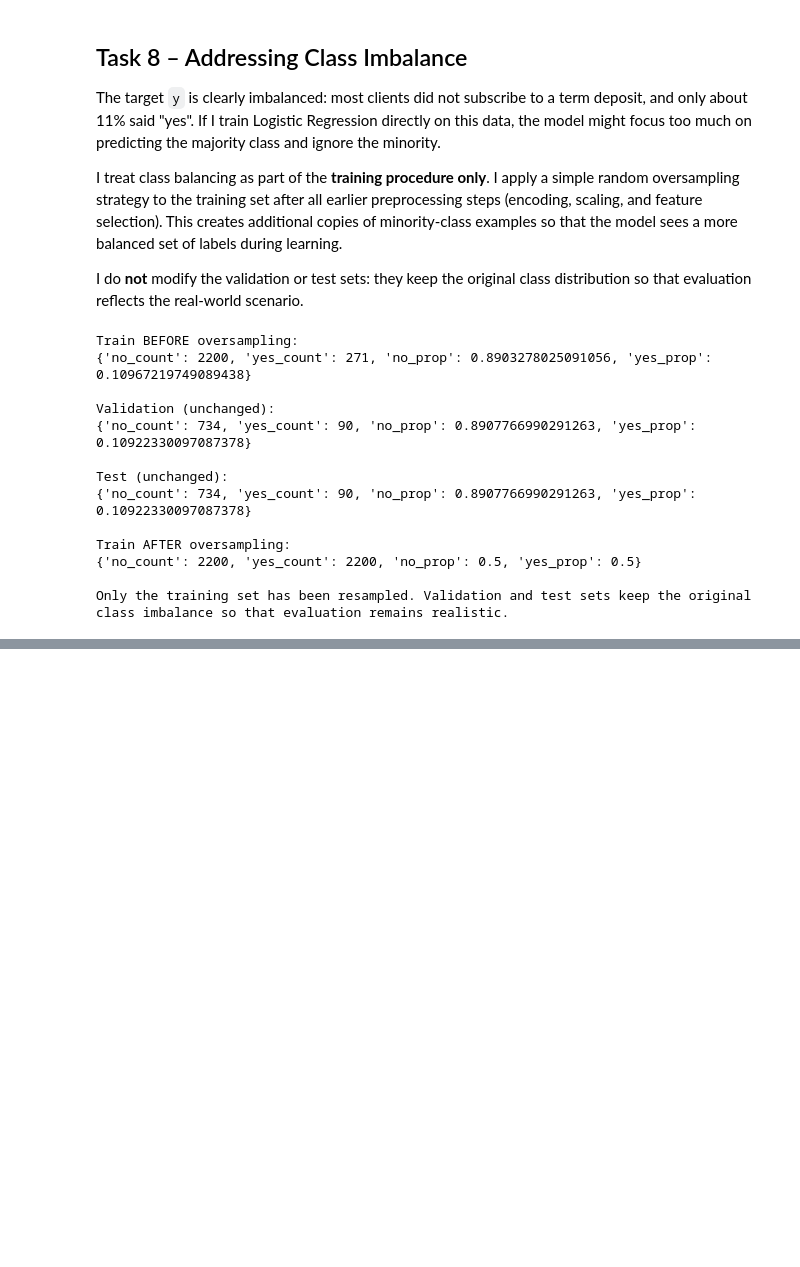
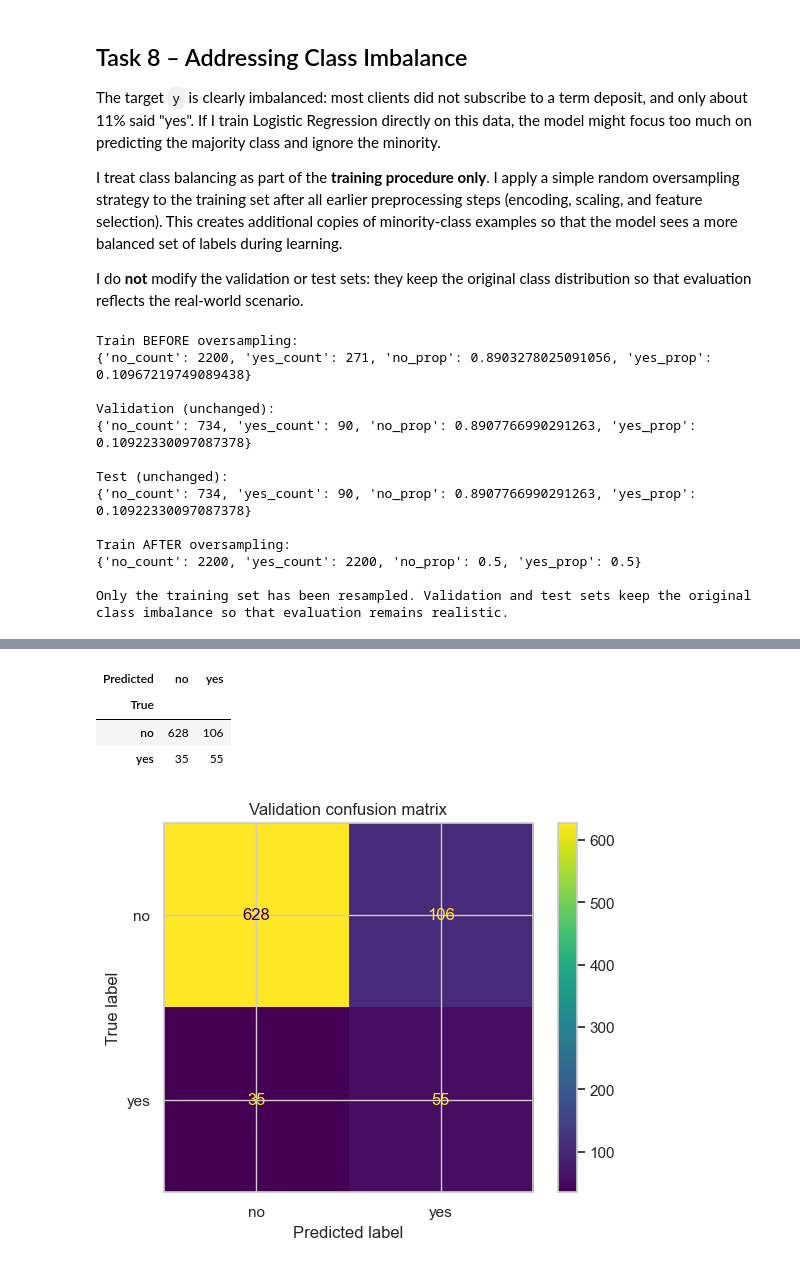
Before and after one commit to viktoriiastepp/ML-fundamentals-2026, a Jupyter notebook: assignment_1_viktoriia_stepanenko.ipynb, the cells around one changed output, grey strips where cells are left out. Drawn from its saved outputs; the diff is of its cells as text; code cells hidden in the pictures; blank space fills up the shorter version.

Commit message:
Finalise ML assignment notebook

```diff
--- a/assignment_1_viktoriia_stepanenko.ipynb
+++ b/assignment_1_viktoriia_stepanenko.ipynb
@@ -913,0 +928,66 @@ Only the training set has been resampled. Validation and test sets keep the orig
+# %%
+# Task 9 – Train Logistic Regression and evaluate on validation set
+import warnings
+warnings.filterwarnings("ignore")
+
+from sklearn.linear_model import LogisticRegression
+from sklearn.metrics import accuracy_score, precision_score, recall_score, confusion_matrix
+
+# I train on the resampled training set (balanced),
+# and I evaluate on the untouched validation set.
+X_train_model = X_train_resampled
+y_train_model = y_train_resampled
+
+X_val_model = X_val_final
+y_val_model = y_val
+
+# 1. Zero Rule baseline: always predict the majority class on the validation set.
+majority_class = y_val_model.value_counts().idxmax()
+y_val_baseline = pd.Series(majority_class, index=y_val_model.index)
+
+baseline_acc = accuracy_score(y_val_model, y_val_baseline)
+
+print("Zero Rule baseline (always predict majority class):")
+print(f"Majority class: {majority_class}")
+print(f"Baseline accuracy on validation: {baseline_acc:.3f}")
+
+# 2. Train Logistic Regression.
+log_reg = LogisticRegression(
+    penalty="l2",
+    solver="liblinear",
+    max_iter=1000,
+    random_state=42,
+)
+
+log_reg.fit(X_train_model, y_train_model)
+
+# 3. Evaluate on validation set.
+y_val_pred = log_reg.predict(X_val_model)
+
+val_acc = accuracy_score(y_val_model, y_val_pred)
+val_prec = precision_score(y_val_model, y_val_pred, pos_label="yes")
+val_rec = recall_score(y_val_model, y_val_pred, pos_label="yes")
+
+print("\nLogistic Regression performance on validation set:")
+print(f"Accuracy : {val_acc:.3f}")
+print(f"Precision: {val_prec:.3f}")
+print(f"Recall   : {val_rec:.3f}")
+
+# 4. Confusion matrix for a quick visual check.
+cm = confusion_matrix(y_val_model, y_val_pred, labels=["no", "yes"])
+cm_df = pd.DataFrame(
+    cm,
+    index=pd.Index(["no", "yes"], name="True"),
+    columns=pd.Index(["no", "yes"], name="Predicted"),
+)
+
+print("\nConfusion matrix (validation set):")
+display(cm_df)
+
+from sklearn.metrics import ConfusionMatrixDisplay
+
+disp = ConfusionMatrixDisplay(confusion_matrix=cm, display_labels=["no", "yes"])
+disp.plot(cmap="viridis")
+plt.title("Validation confusion matrix")
+plt.show()
+# %% [output]
@@ -913,0 +1004,5 @@ Only the training set has been resampled. Validation and test sets keep the orig
+| Predicted | no | yes |
+| True |  |  |
+| no | 628 | 106 |
+| yes | 35 | 55 |
+[figure, added]
```
Also changed, not shown: parts of 4 cells of this notebook.
